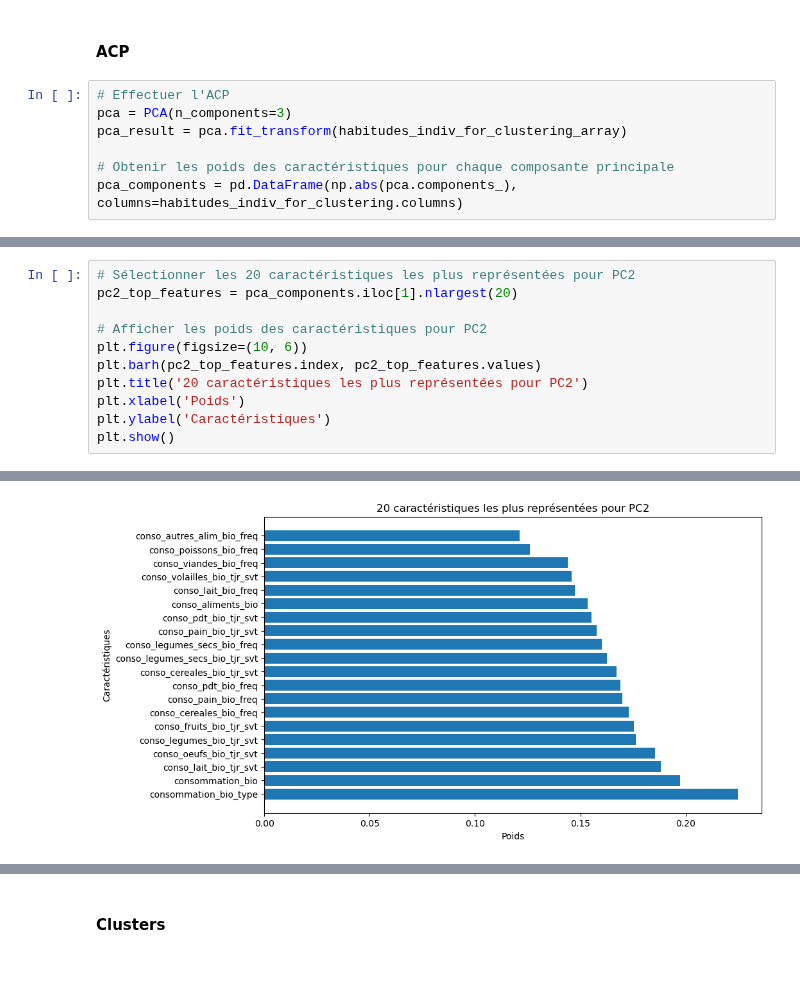
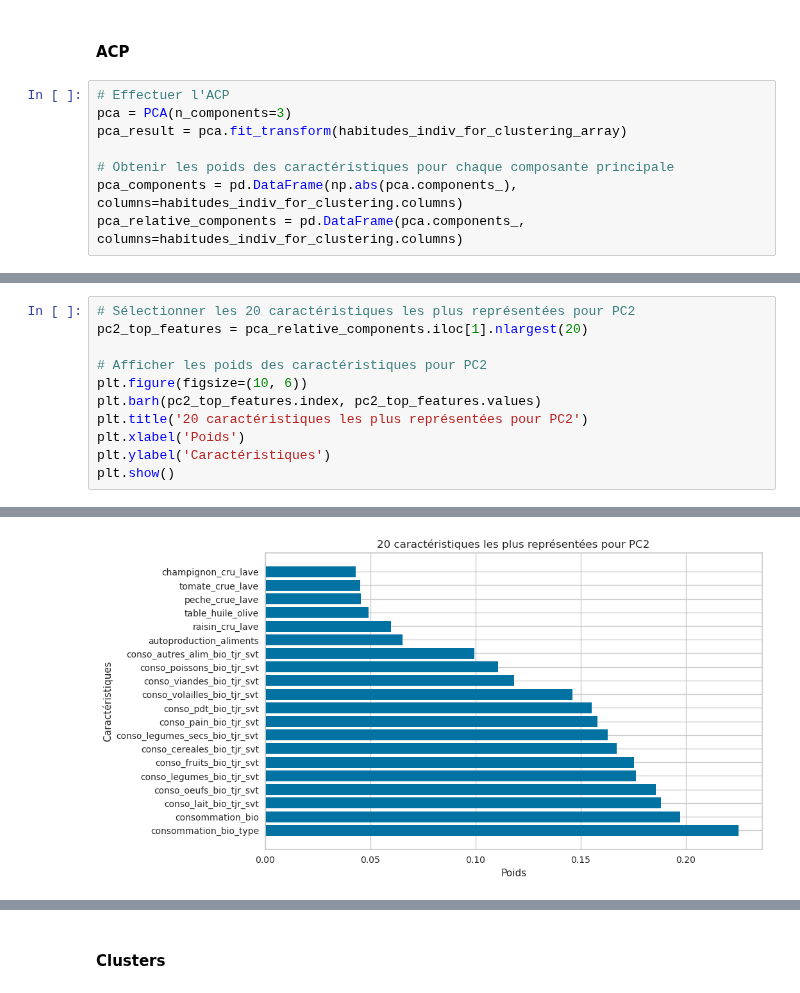
Before and after one commit to InseeFrLab/funathon2023_sujet3, a Jupyter notebook: Partie clustering.ipynb, the cells around one changed output, grey strips where cells are left out. Saved outputs shown, nothing was run; the diff lists cells and outputs as text.

```diff
--- a/Partie clustering.ipynb
+++ b/Partie clustering.ipynb
@@ -132,6 +140,7 @@ pca_result = pca.fit_transform(habitudes_indiv_for_clustering_array)
 
 # Obtenir les poids des caractéristiques pour chaque composante principale
 pca_components = pd.DataFrame(np.abs(pca.components_), columns=habitudes_indiv_for_clustering.columns)
+pca_relative_components = pd.DataFrame(pca.components_, columns=habitudes_indiv_for_clustering.columns)
 # %%
 # Créer un dataframe pour les résultats de l'ACP
 pca_df = pd.DataFrame(data=pca_result, columns=['PC1', 'PC2', 'PC3'])
@@ -152,6 +177,6 @@ plt.show()
 # %%
 # Sélectionner les 20 caractéristiques les plus représentées pour PC2
-pc2_top_features = pca_components.iloc[1].nlargest(20)
+pc2_top_features = pca_relative_components.iloc[1].nlargest(20)
 
 # Afficher les poids des caractéristiques pour PC2
 plt.figure(figsize=(10, 6))
@@ -164,3 +206,3 @@ plt.show()
-[figure, old version]
+[figure, new version]
 # %%
 # Sélectionner les 20 caractéristiques les plus représentées pour PC2
```
Also changed, not shown: parts of 25 cells of this notebook, 1 other file.
